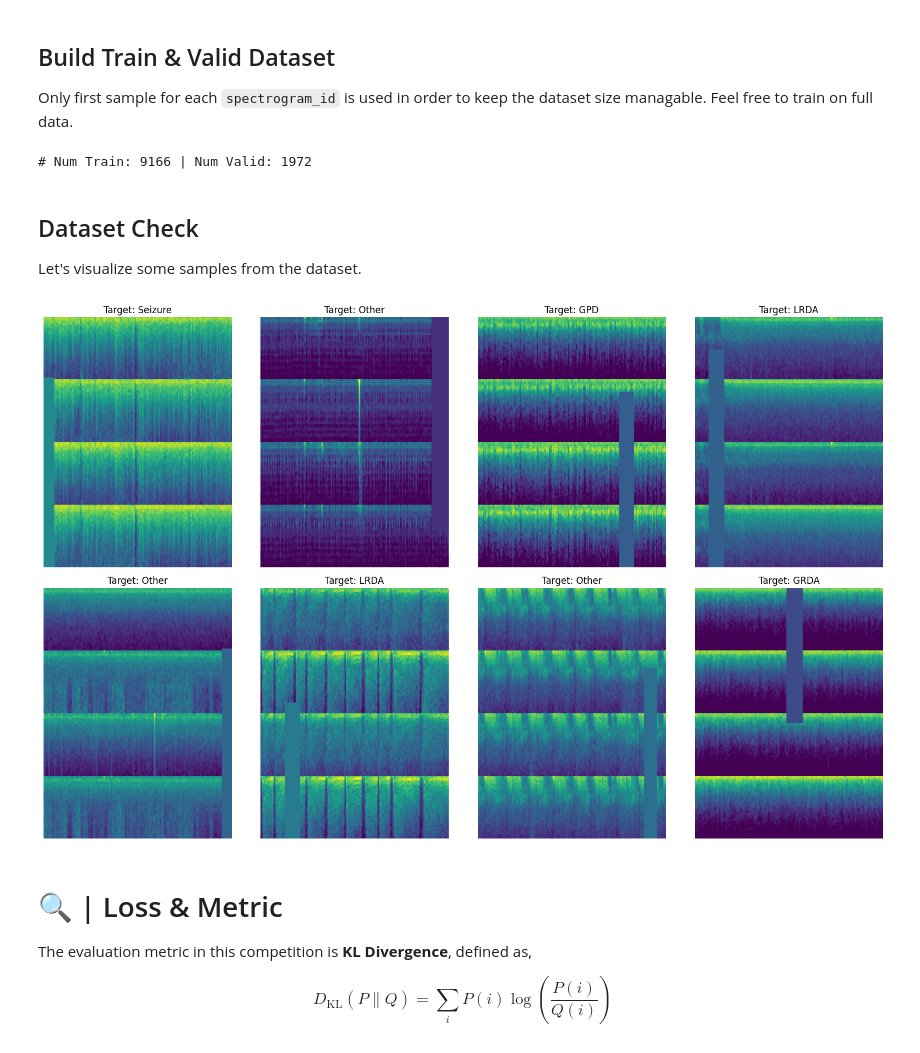
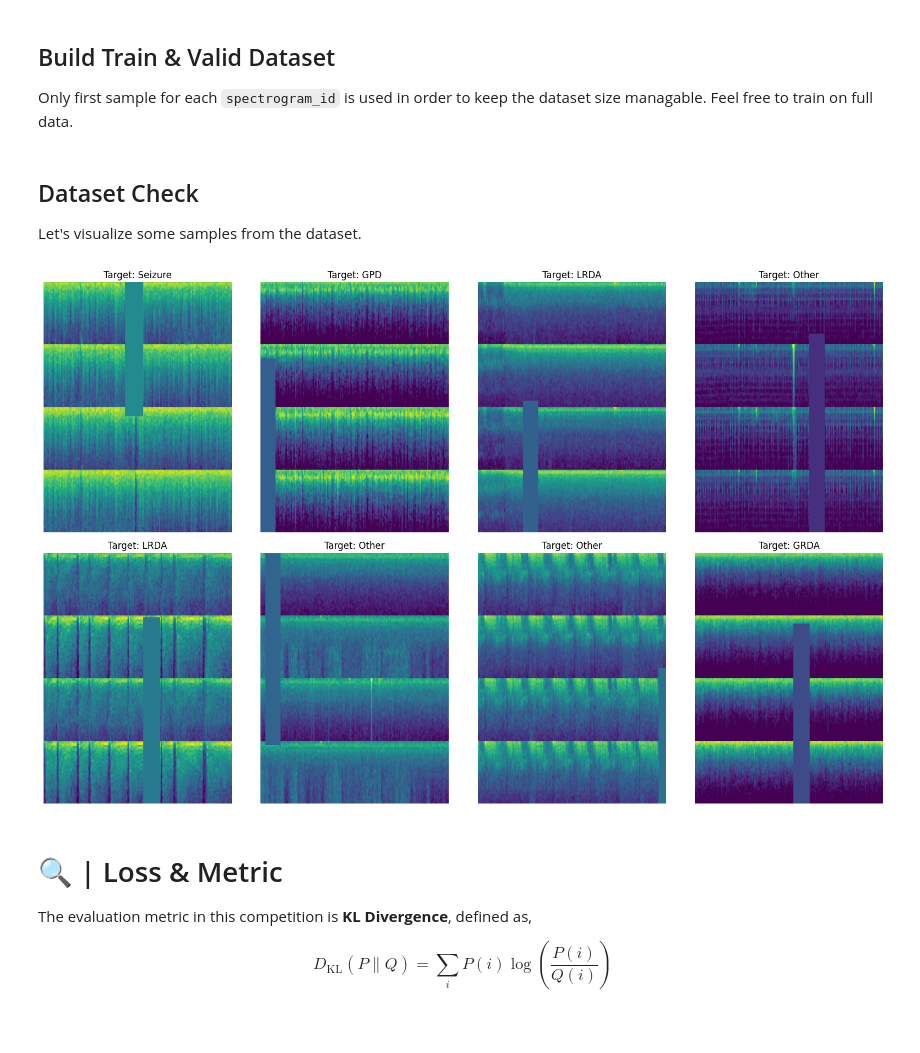
Before and after one commit to ksk0629/kaggle_hms_harmful_brain_activity_classification, a Jupyter notebook: notebooks/hms_hbac_kerascv_starter.ipynb, the cells around one changed output. Drawn from its saved outputs; the diff is of its cells as text; code cells hidden in the pictures.

```diff
--- a/notebooks/hms_hbac_kerascv_starter.ipynb
+++ b/notebooks/hms_hbac_kerascv_starter.ipynb
@@ -88,6 +88,11 @@ KerasCV: 0.8.2
 from config_hms_hbac import Config
 config = Config(pretrained_model="efficientnetv2_s_imagenet",
                 image_size=[400, 300],
-                epochs=13,
-                batch_size=64,
+                epochs=50,
+                batch_size=512,
                 lr_mode="cos")
+# %%
+from data_handler_hms_hbac import DataHandler
+data_handler = DataHandler(config)
+data_handler.run(True)
+len(data_handler.train_df)
@@ -285,50 +291,49 @@ df.groupby(["fold", "class_name"])[["eeg_id"]].count().T
 
 Only first sample for each `spectrogram_id` is used in order to keep the dataset size managable. Feel free to train on full data.
 # %%
-# Sample from full data
-sample_df = df.groupby("spectrogram_id").head(1).reset_index(drop=True)
-train_df = sample_df[sample_df.fold != config.fold]
-valid_df = sample_df[sample_df.fold == config.fold]
-print(f"# Num Train: {len(train_df)} | Num Valid: {len(valid_df)}")
+# # Sample from full data
+# sample_df = df.groupby("spectrogram_id").head(1).reset_index(drop=True)
+# train_df = sample_df[sample_df.fold != config.fold]
+# valid_df = sample_df[sample_df.fold == config.fold]
+# print(f"# Num Train: {len(train_df)} | Num Valid: {len(valid_df)}")
 
-# Train
-train_paths = train_df.spec2_path.values
-train_offsets = train_df.spectrogram_label_offset_seconds.values.astype(int)
-train_labels = train_df.class_label.values
-train_ds = build_dataset(train_paths, train_offsets, train_labels, batch_size=config.batch_size,
-                         repeat=True, shuffle=True, augment=True, cache=True)
+# # Train
+# train_paths = train_df.spec2_path.values
+# train_offsets = train_df.spectrogram_label_offset_seconds.values.astype(int)
+# train_labels = train_df.class_label.values
+# train_ds = build_dataset(train_paths, train_offsets, train_labels, batch_size=config.batch_size,
+#                          repeat=True, shuffle=True, augment=True, cache=True)
 
-# Valid
-valid_paths = valid_df.spec2_path.values
-valid_offsets = valid_df.spectrogram_label_offset_seconds.values.astype(int)
-valid_labels = valid_df.class_label.values
-valid_ds = build_dataset(valid_paths, valid_offsets, valid_labels, batch_size=config.batch_size,
-                         repeat=False, shuffle=False, augment=False, cache=True)
+# # Valid
+# valid_paths = valid_df.spec2_path.values
+# valid_offsets = valid_df.spectrogram_label_offset_seconds.values.astype(int)
+# valid_labels = valid_df.class_label.values
+# valid_ds = build_dataset(valid_paths, valid_offsets, valid_labels, batch_size=config.batch_size,
+#                          repeat=False, shuffle=False, augment=False, cache=True)
-# %% [output]
-# Num Train: 9166 | Num Valid: 1972
 # %% [markdown]
 ## Dataset Check
 
 Let's visualize some samples from the dataset.
 # %%
-imgs, tars = next(iter(train_ds))
+# imgs, tars = next(iter(train_ds))
+imgs, tars = next(iter(data_handler.train_ds))
 
 num_imgs = 8
 plt.figure(figsize=(4*4, num_imgs//4*5))
 for i in range(num_imgs):
     plt.subplot(num_imgs//4, 4, i + 1)
     img = imgs[i].numpy()[...,0]  # Adjust as per your image data format
     img -= img.min()
     img /= img.max() + 1e-4
     tar = config.label2name[np.argmax(tars[i].numpy())]
     plt.imshow(img)
     plt.title(f"Target: {tar}")
     plt.axis('off')
 
 plt.tight_layout()
 plt.show()
 # %% [output]
-[figure, old version]
+[figure, new version]
 # %% [markdown]
 # 🔍 | Loss & Metric
 
```
Also changed, not shown: parts of 20 cells of this notebook.
